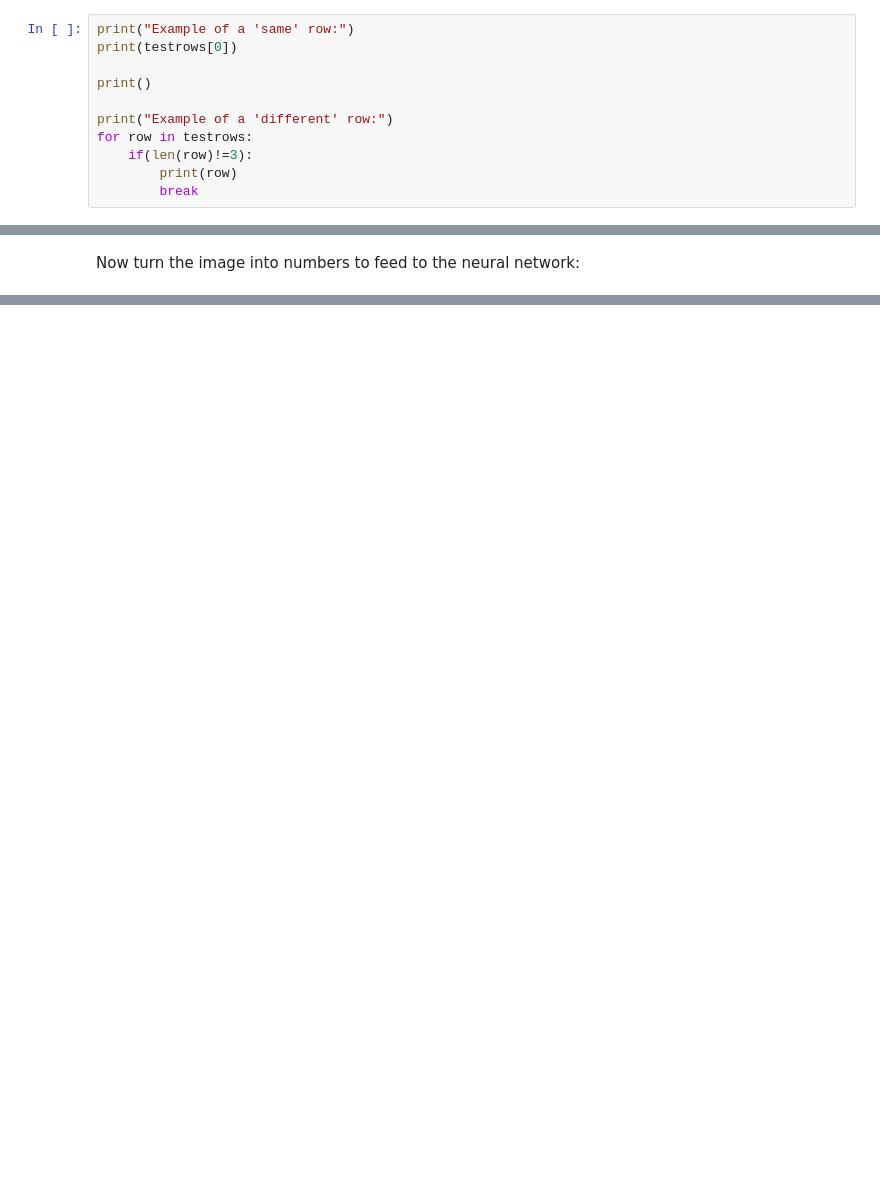
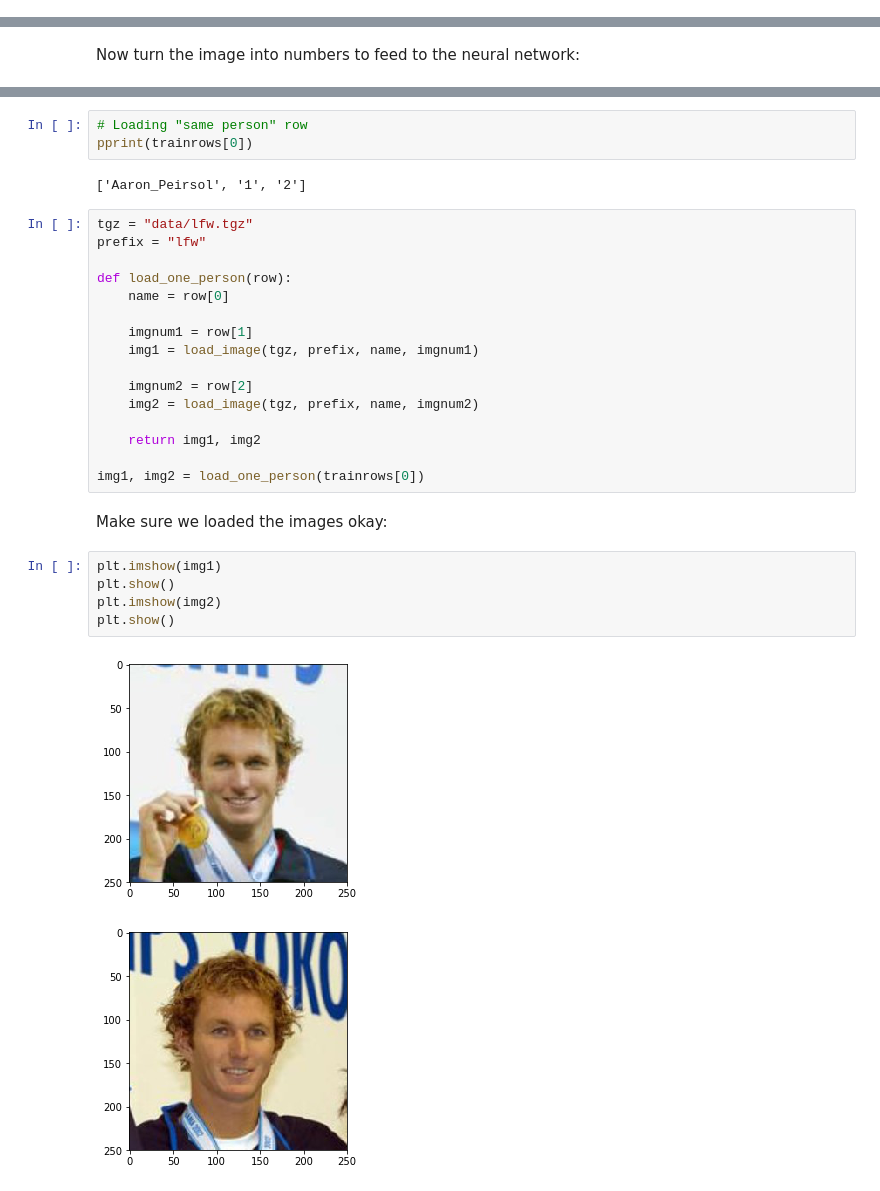
Before and after one commit to charlesreid1/in-your-face, a Jupyter notebook: Notebook 1 - Exploring the Data.ipynb, the cells around one changed output, grey strips where cells are left out. Cells and saved outputs as stored; diff of their text form; blank space fills up the shorter version.

```diff
--- a/Notebook 1 - Exploring the Data.ipynb
+++ b/Notebook 1 - Exploring the Data.ipynb
@@ -77,11 +78,0 @@ This file consists of two parts: same, and different. The first set of rows are
-# %%
-print("Example of a 'same' row:")
-print(testrows[0])
-
-print()
-
-print("Example of a 'different' row:")
-for row in testrows:
-    if(len(row)!=3):
-        print(row)
-        break
@@ -181,0 +206,31 @@ data_set = np.array(data_set)
+# %%
+# Loading "same person" row
+pprint(trainrows[0])
+# %% [output]
+['Aaron_Peirsol', '1', '2']
+# %%
+tgz = "data/lfw.tgz"
+prefix = "lfw"
+
+def load_one_person(row):
+    name = row[0]
+
+    imgnum1 = row[1]
+    img1 = load_image(tgz, prefix, name, imgnum1)
+
+    imgnum2 = row[2]
+    img2 = load_image(tgz, prefix, name, imgnum2)
+
+    return img1, img2
+
+img1, img2 = load_one_person(trainrows[0])
+# %% [markdown]
+Make sure we loaded the images okay:
+# %%
+plt.imshow(img1)
+plt.show()
+plt.imshow(img2)
+plt.show()
+# %% [output]
+[figure, added]
+[figure, added]
```
Also changed, not shown: parts of 33 cells of this notebook.
